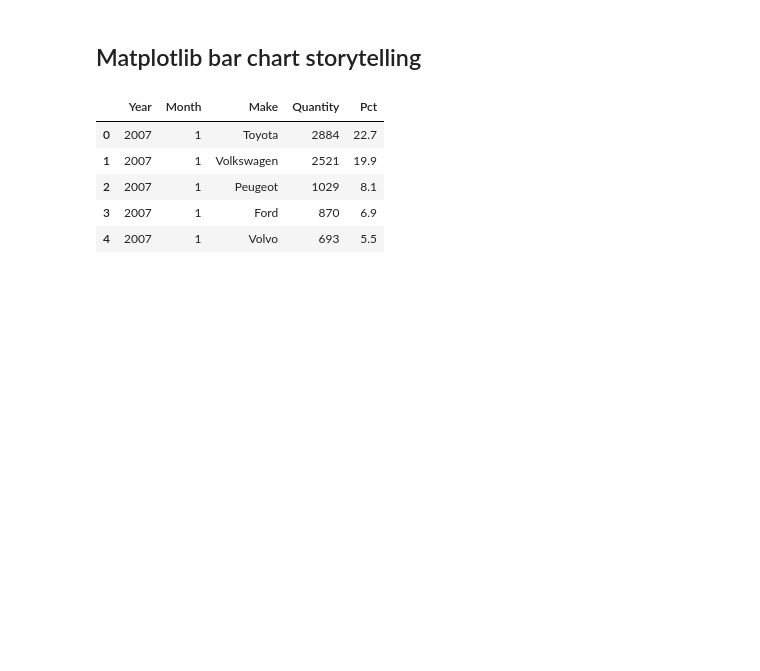
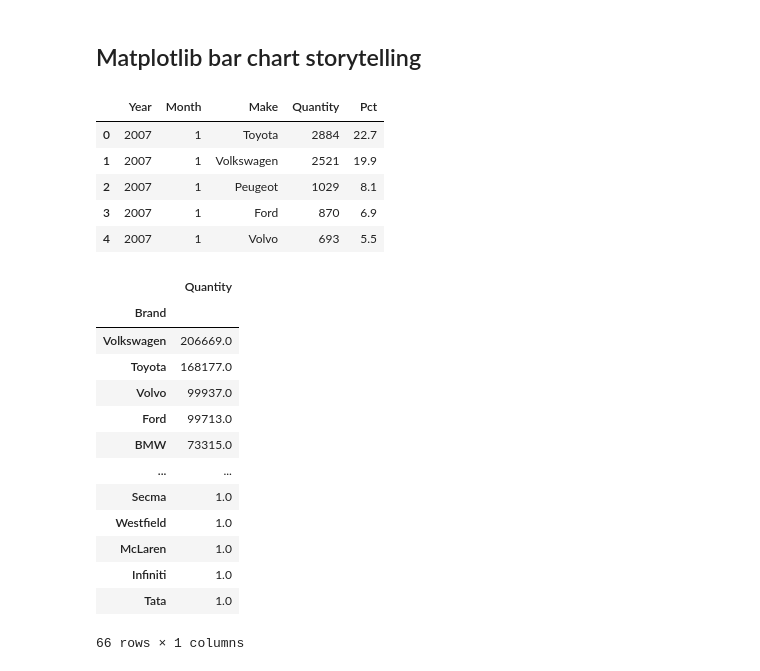
Before and after one commit to 0marsm0/datavisualisation-Alisher-Yuldashev-DE24, a Jupyter notebook: code_alongs/04_storytelling/matplotlib_bar_storytelling.ipynb, the cells around one changed output. Cells and saved outputs as stored; diff of their text form; code cells hidden in the pictures; blank space fills up the shorter version.

```diff
--- a/code_alongs/04_storytelling/matplotlib_bar_storytelling.ipynb
+++ b/code_alongs/04_storytelling/matplotlib_bar_storytelling.ipynb
@@ -16,7 +16,29 @@ df.head()
 | 4 | 2007 | 1 | Volvo | 693 | 5.5 |
 # %%
 df_quantity_brand = duckdb.query(
-    """
+    """--sql
     SELECT
+        make AS Brand,
+        SUM(quantity) AS Quantity
+    FROM df
+    GROUP BY Brand
+    ORDER BY Quantity DESC
 """
-)
+).df().set_index('Brand')
+
+df_quantity_brand
+# %% [output]
+|  | Quantity |
+| Brand |  |
+| Volkswagen | 206669.0 |
+| Toyota | 168177.0 |
+| Volvo | 99937.0 |
+| Ford | 99713.0 |
+| BMW | 73315.0 |
+| ... | ... |
+| Secma | 1.0 |
+| Westfield | 1.0 |
+| McLaren | 1.0 |
+| Infiniti | 1.0 |
+| Tata | 1.0 |
+66 rows × 1 columns
```
Also changed, not shown: parts of 2 cells of this notebook, 1 other file.
